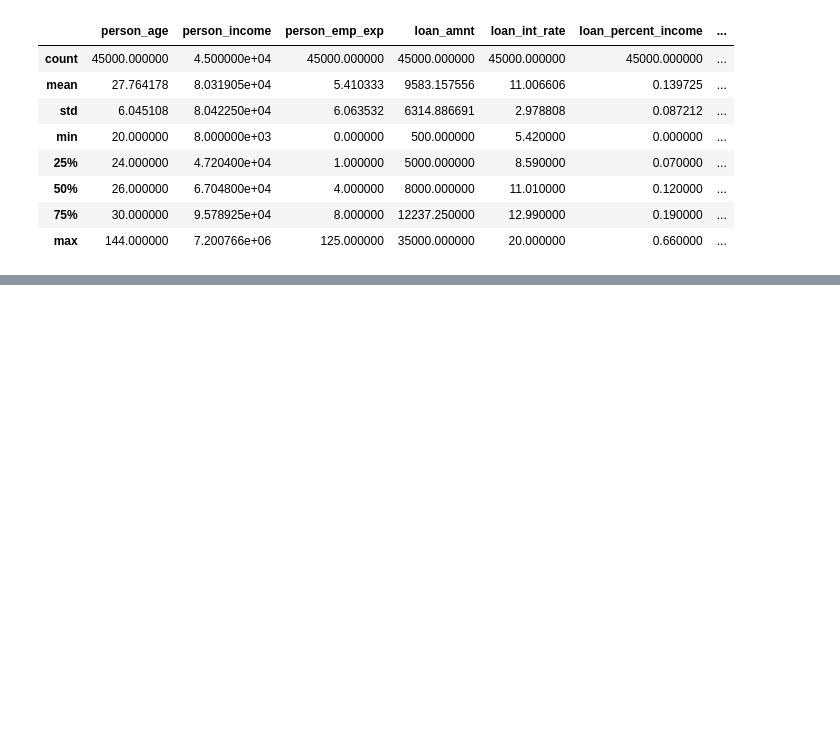
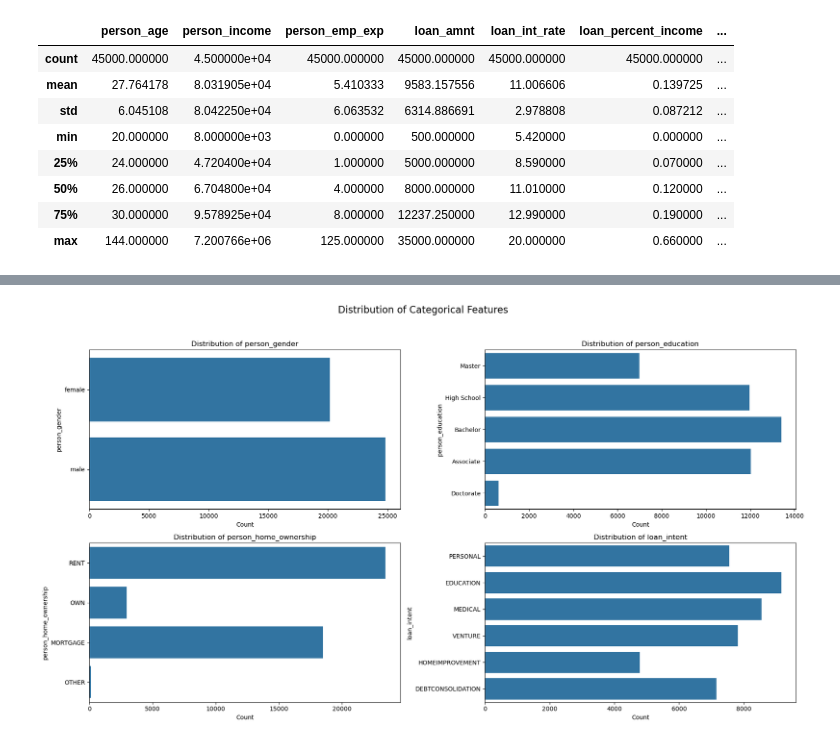
Before and after one commit to ShulimanHossain/Predictive-Analysis-of-Loan-Approval-Using-Data-Science-and-ML, a Jupyter notebook: loan.ipynb, the cells around one changed output, grey strips where cells are left out. Saved outputs shown, nothing was run; the diff lists cells and outputs as text; code cells hidden in the pictures; blank space fills up the shorter version.

```diff
--- a/loan.ipynb
+++ b/loan.ipynb
@@ -62,0 +145,25 @@ df.describe()
+# %%
+import matplotlib.pyplot as plt
+import seaborn as sns
+
+cat_cols = [
+    'person_gender',
+    'person_education',
+    'person_home_ownership',
+    'loan_intent'
+]
+
+fig, axes = plt.subplots(2, 2, figsize=(18, 10))
+axes = axes.flatten()
+
+for i, col in enumerate(cat_cols):
+    sns.countplot(y=col, data=df, ax=axes[i])
+    axes[i].set_title(f"Distribution of {col}", fontsize=12)
+    axes[i].set_xlabel("Count")
+    axes[i].set_ylabel(col)
+
+plt.suptitle("Distribution of Categorical Features", fontsize=16)
+plt.tight_layout(rect=[0, 0, 1, 0.95])
+plt.show()
+# %% [output]
+[figure, added]
```
Also changed, not shown: parts of 8 cells of this notebook.
